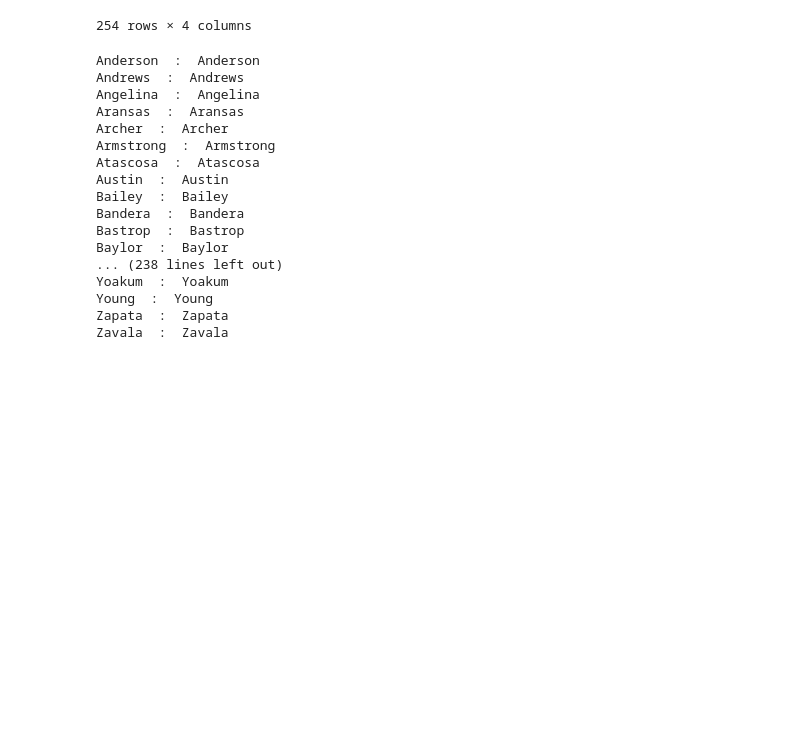
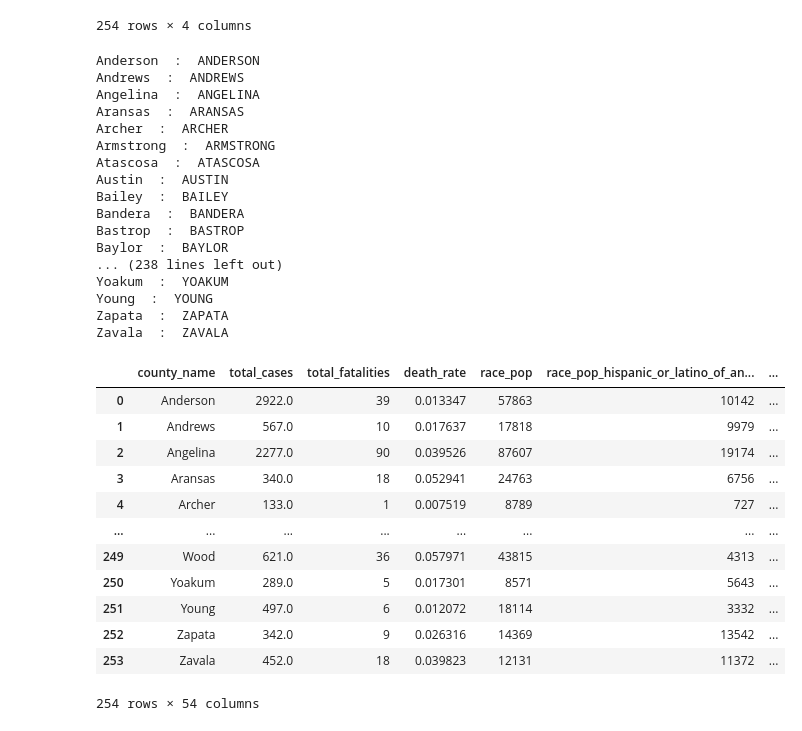
Before and after one commit to cxclark/covid19-analysis, a Jupyter notebook: code/Texas_total cases-death-census.ipynb, the cells around one changed output. Drawn from its saved outputs; the diff is of its cells as text; code cells hidden in the pictures; blank space fills up the shorter version.

Commit message:
merged texas combined with census

```diff
--- a/code/Texas_total cases-death-census.ipynb
+++ b/code/Texas_total cases-death-census.ipynb
@@ -376,25 +378,44 @@ texas_combined
 254 rows × 4 columns
 # %%
 for i, n in zip(texas_combined['county_name'], census_df['county_name']):
-    if i == n:
+    if i.upper() == n:
         print(i,' : ', n)
     else:
         print(i, ' : ', n, '---->','BAD')
 # %% [output]
-Anderson  :  Anderson
-Andrews  :  Andrews
-Angelina  :  Angelina
-Aransas  :  Aransas
-Archer  :  Archer
-Armstrong  :  Armstrong
-Atascosa  :  Atascosa
-Austin  :  Austin
-Bailey  :  Bailey
-Bandera  :  Bandera
-Bastrop  :  Bastrop
-Baylor  :  Baylor
+Anderson  :  ANDERSON
+Andrews  :  ANDREWS
+Angelina  :  ANGELINA
+Aransas  :  ARANSAS
+Archer  :  ARCHER
+Armstrong  :  ARMSTRONG
+Atascosa  :  ATASCOSA
+Austin  :  AUSTIN
+Bailey  :  BAILEY
+Bandera  :  BANDERA
+Bastrop  :  BASTROP
+Baylor  :  BAYLOR
 ... (238 lines left out)
-Yoakum  :  Yoakum
-Young  :  Young
-Zapata  :  Zapata
-Zavala  :  Zavala
+Yoakum  :  YOAKUM
+Young  :  YOUNG
+Zapata  :  ZAPATA
+Zavala  :  ZAVALA
+# %%
+texas_combined_census = pd.merge(texas_combined, census_df,
+                          on='county_name', left_index=True, right_index=True)
+# %%
+texas_combined_census
+# %% [output]
+|  | county_name | total_cases | total_fatalities | death_rate | race_pop | race_pop_hispanic_or_latino_of_an... | ... |
+| 0 | Anderson | 2922.0 | 39 | 0.013347 | 57863 | 10142 | ... |
+| 1 | Andrews | 567.0 | 10 | 0.017637 | 17818 | 9979 | ... |
+| 2 | Angelina | 2277.0 | 90 | 0.039526 | 87607 | 19174 | ... |
+| 3 | Aransas | 340.0 | 18 | 0.052941 | 24763 | 6756 | ... |
+| 4 | Archer | 133.0 | 1 | 0.007519 | 8789 | 727 | ... |
+| ... | ... | ... | ... | ... | ... | ... | ... |
+| 249 | Wood | 621.0 | 36 | 0.057971 | 43815 | 4313 | ... |
+| 250 | Yoakum | 289.0 | 5 | 0.017301 | 8571 | 5643 | ... |
+| 251 | Young | 497.0 | 6 | 0.012072 | 18114 | 3332 | ... |
+| 252 | Zapata | 342.0 | 9 | 0.026316 | 14369 | 13542 | ... |
+| 253 | Zavala | 452.0 | 18 | 0.039823 | 12131 | 11372 | ... |
+254 rows × 54 columns
```
Also changed, not shown: parts of 6 cells of this notebook, 1 other file.
